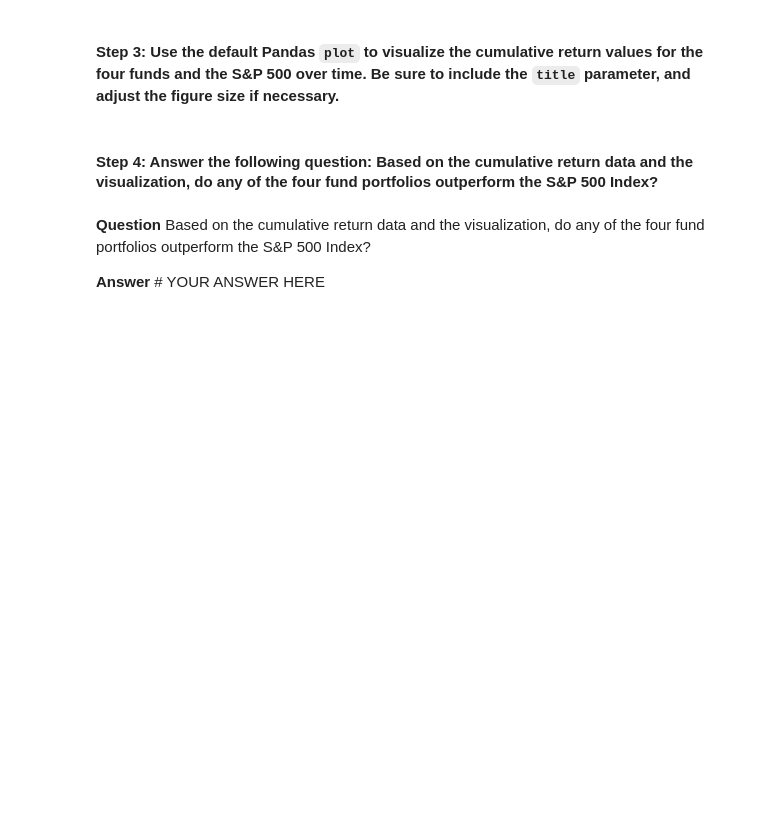
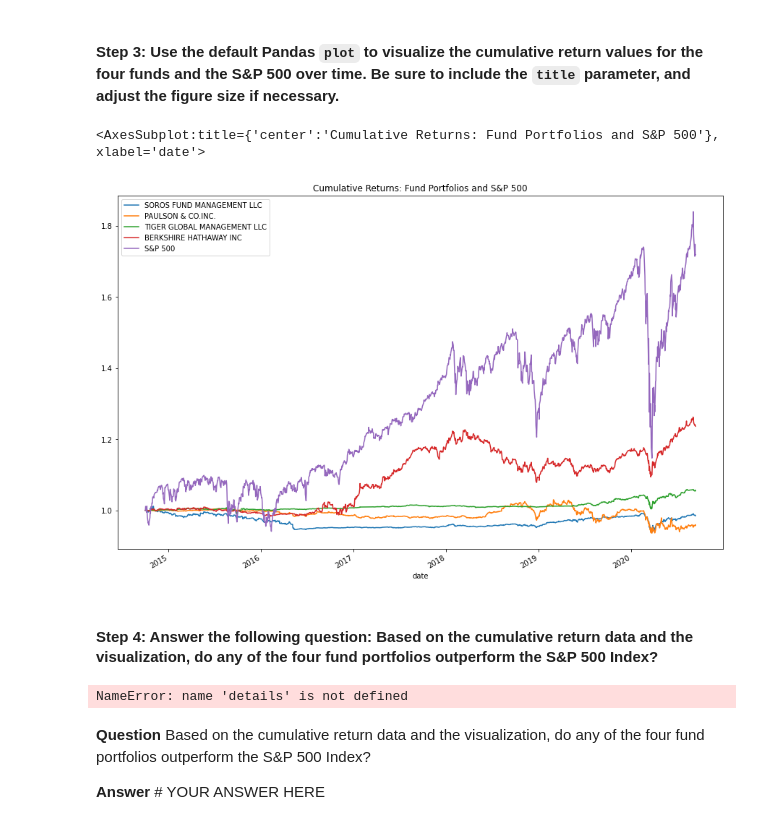
Before and after one commit to ScientiaCapital/Whale-Portfolio-Analysis, a Jupyter notebook: risk_return_analysis.ipynb, the cells around one changed output. Saved outputs shown, nothing was run; the diff lists cells and outputs as text; code cells hidden in the pictures; blank space fills up the shorter version.

```diff
--- a/risk_return_analysis.ipynb
+++ b/risk_return_analysis.ipynb
@@ -184,5 +190,7 @@ Analyze the data to determine if any of the portfolios outperform the broader st
 #### Step 2: Use the Pandas `cumprod` function to calculate the cumulative returns for the four fund portfolios and the S&P 500. Review the last five rows of the cumulative returns DataFrame by using the Pandas `tail` function.
 # %%
 # Calculate and plot the cumulative returns of the 4 fund portfolios and the S&P 500
+whale_cumulative_returns = (1 + whale_daily_returns).cumprod()
+
 # Review the last 5 rows of the cumulative returns DataFrame
-# YOUR CODE HERE
+whale_cumulative_returns.tail
@@ -190,10 +216,19 @@ Analyze the data to determine if any of the portfolios outperform the broader st
 #### Step 3: Use the default Pandas `plot` to visualize the cumulative return values for the four funds and the S&P 500 over time. Be sure to include the `title` parameter, and adjust the figure size if necessary.
 # %%
 # Visualize the cumulative returns using the Pandas plot function
-# Include a title parameter and adjust the figure size
-# YOUR CODE HERE
+whale_cumulative_returns.plot(
+    figsize=(15, 10),
+    title='Cumulative Returns: Fund Portfolios and S&P 500'
+)
+# %% [output]
+<AxesSubplot:title={'center':'Cumulative Returns: Fund Portfolios and S&P 500'}, xlabel='date'>
+[figure, added]
 # %% [markdown]
 #### Step 4: Answer the following question: Based on the cumulative return data and the visualization, do any of the four fund portfolios outperform the S&P 500 Index?
+# %%
+whale_cumulative_returns.describe(details)
+# %% [output]
+NameError: name 'details' is not defined
 # %% [markdown]
 **Question** Based on the cumulative return data and the visualization, do any of the four fund portfolios outperform the S&P 500 Index?
 
```
Also changed, not shown: parts of 2 cells of this notebook.
